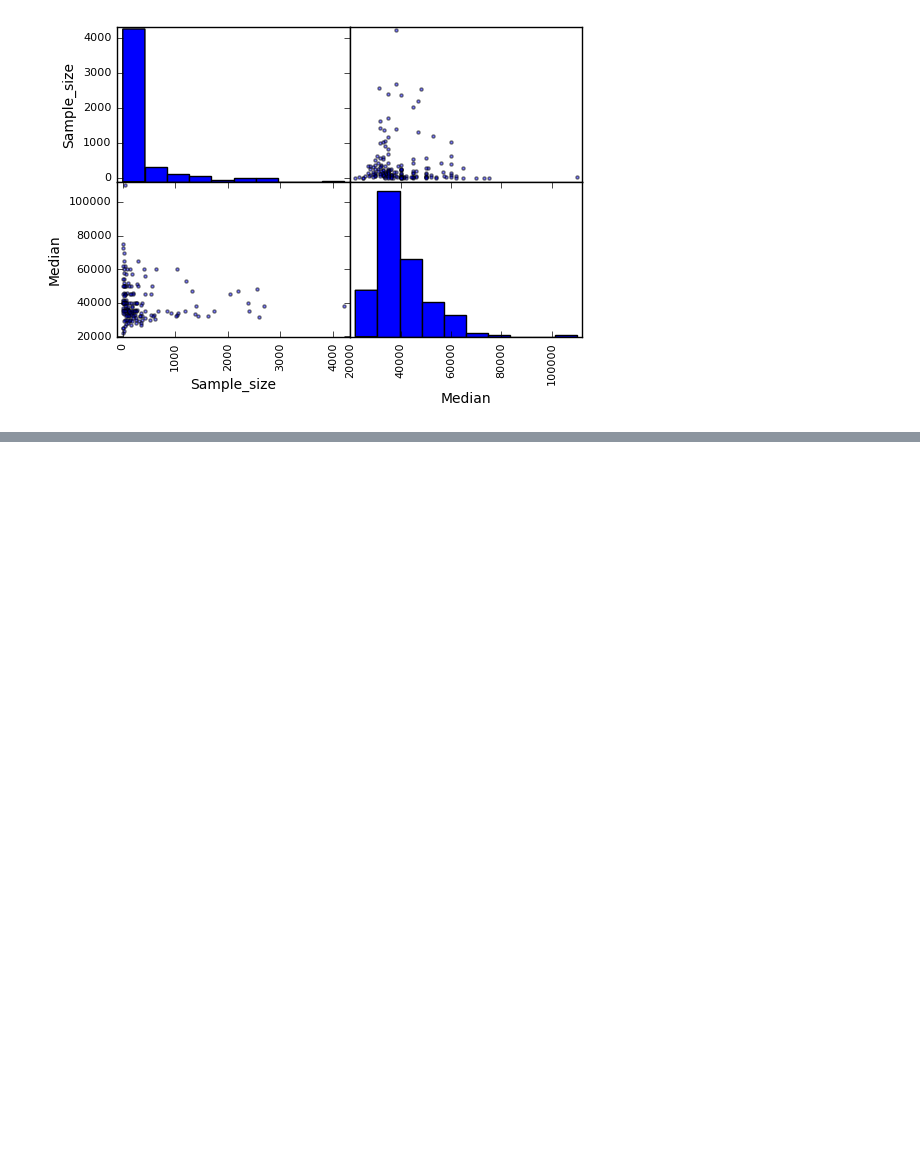
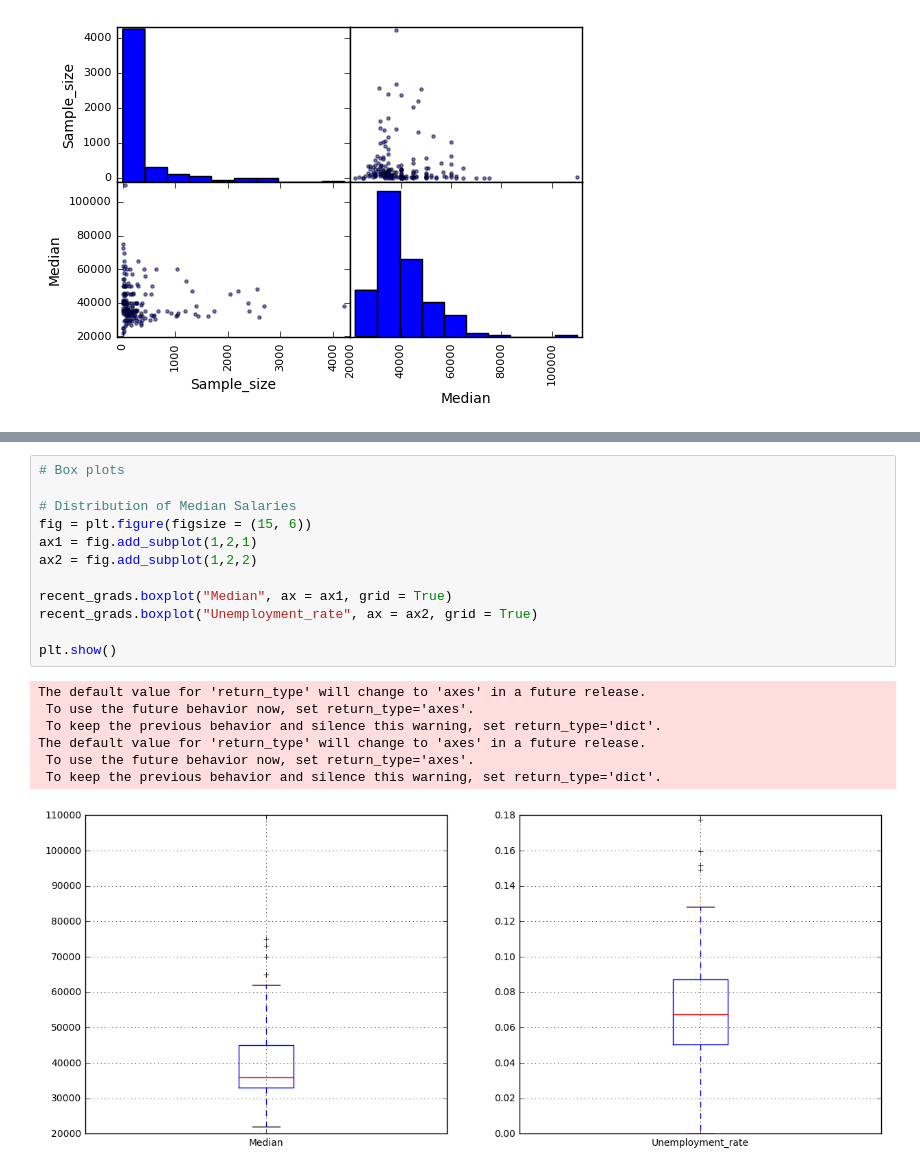
Before and after one commit to ysoniwal/Data-Analysis, a Jupyter notebook: visualizing_earning_college_majors.ipynb, the cells around one changed output, grey strips where cells are left out. Drawn from its saved outputs; the diff is of its cells as text; blank space fills up the shorter version.

```diff
--- a/visualizing_earning_college_majors.ipynb
+++ b/visualizing_earning_college_majors.ipynb
@@ -103,0 +111,20 @@ plt.show()
+# %%
+# Box plots
+
+# Distribution of Median Salaries
+fig = plt.figure(figsize = (15, 6))
+ax1 = fig.add_subplot(1,2,1)
+ax2 = fig.add_subplot(1,2,2)
+
+recent_grads.boxplot("Median", ax = ax1, grid = True)
+recent_grads.boxplot("Unemployment_rate", ax = ax2, grid = True)
+
+plt.show()
+# %% [output]
+The default value for 'return_type' will change to 'axes' in a future release.
+ To use the future behavior now, set return_type='axes'.
+ To keep the previous behavior and silence this warning, set return_type='dict'.
+The default value for 'return_type' will change to 'axes' in a future release.
+ To use the future behavior now, set return_type='axes'.
+ To keep the previous behavior and silence this warning, set return_type='dict'.
+[figure, added]
```
Also changed, not shown: parts of 2 cells of this notebook.
